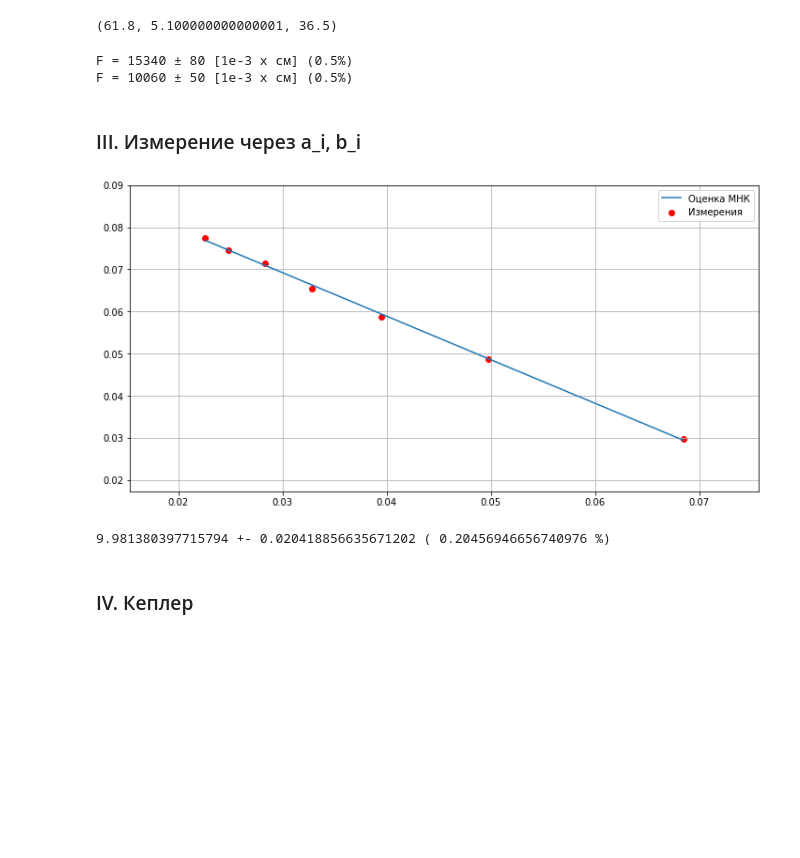
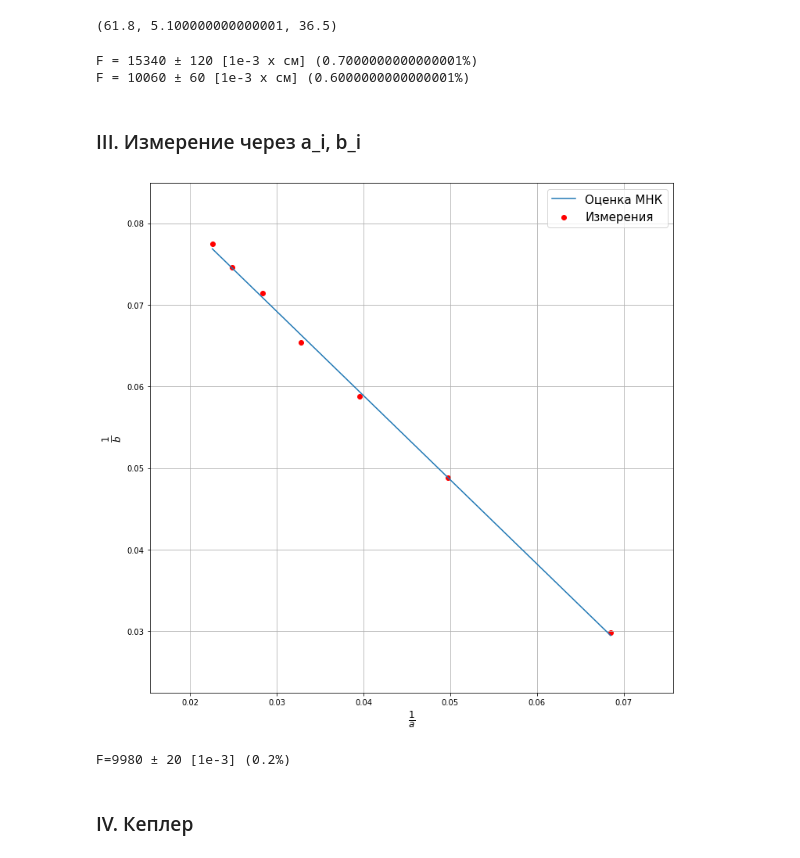
Before and after one commit to shevkunov/workout, a Jupyter notebook: labs/Lenses.ipynb, the cells around one changed output. Cells and saved outputs as stored; diff of their text form; code cells hidden in the pictures; blank space fills up the shorter version.

```diff
--- a/labs/Lenses.ipynb
+++ b/labs/Lenses.ipynb
@@ -85,11 +85,11 @@ def eval_f(L, d, s_L, s_d):
     f = 1./ (1./a + 1./b)
     return f, s_f_inv
 # %%
-print("F = " + labwork.sciRoundR(*eval_f(L, d1, 0.5 / L, 0.5 / L), "см"))
-print("F = " + labwork.sciRoundR(*eval_f(L, d2, 0.5 / L, 0.5 / L), "см"))
+print("F = " + labwork.sciRoundR(*eval_f(L, d1, 0.5 / L, 0.5 / d1), "см"))
+print("F = " + labwork.sciRoundR(*eval_f(L, d2, 0.5 / L, 0.5 / d2), "см"))
 # %% [output]
-F = 15340 ± 80 [1e-3 x см] (0.5%)
-F = 10060 ± 50 [1e-3 x см] (0.5%)
+F = 15340 ± 120 [1e-3 x см] (0.7000000000000001%)
+F = 10060 ± 60 [1e-3 x см] (0.6000000000000001%)
 # %% [markdown]
 ### III. Измерение через a_i, b_i
 # %%
@@ -119,19 +119,22 @@ b = np.array([
 # %%
 k1, k2, s_k1, s_k2 = labwork.eval_mnk(1/a, 1/b)
 grid = np.linspace((1/a).min(),  (1/a).max(), 1000)
-plt.figure(figsize=(12, 6))
+plt.figure(figsize=(12, 12))
 plt.scatter(1./a, 1./b, label="Измерения", color="red")
 plt.plot(grid, grid * k2 + k1, label="Оценка МНК")
+plt.xlabel(r"$\frac{1}{a}$", fontsize=17)
+plt.ylabel(r"$\frac{1}{b}$", fontsize=17)
 plt.grid()
-plt.legend()
+plt.legend(fontsize=15)
+plt.savefig("lenses.pdf", papertype="a4")
 plt.show()
 # %% [output]
-[figure, old version]
+[figure, new version]
 # %%
 F_star = 1./k1
-labwork.sciPrintR(F_star, s_k1 / k1)
+print("F=" + labwork.sciRoundR(F_star, s_k1 / k1))
 # %% [output]
-9.981380397715794 +- 0.020418856635671202 ( 0.20456946656740976 %)
+F=9980 ± 20 [1e-3] (0.2%)
 # %% [markdown]
 ### IV. Кеплер
 # %%
```
Also changed, not shown: parts of 4 cells of this notebook, 1 other file.
